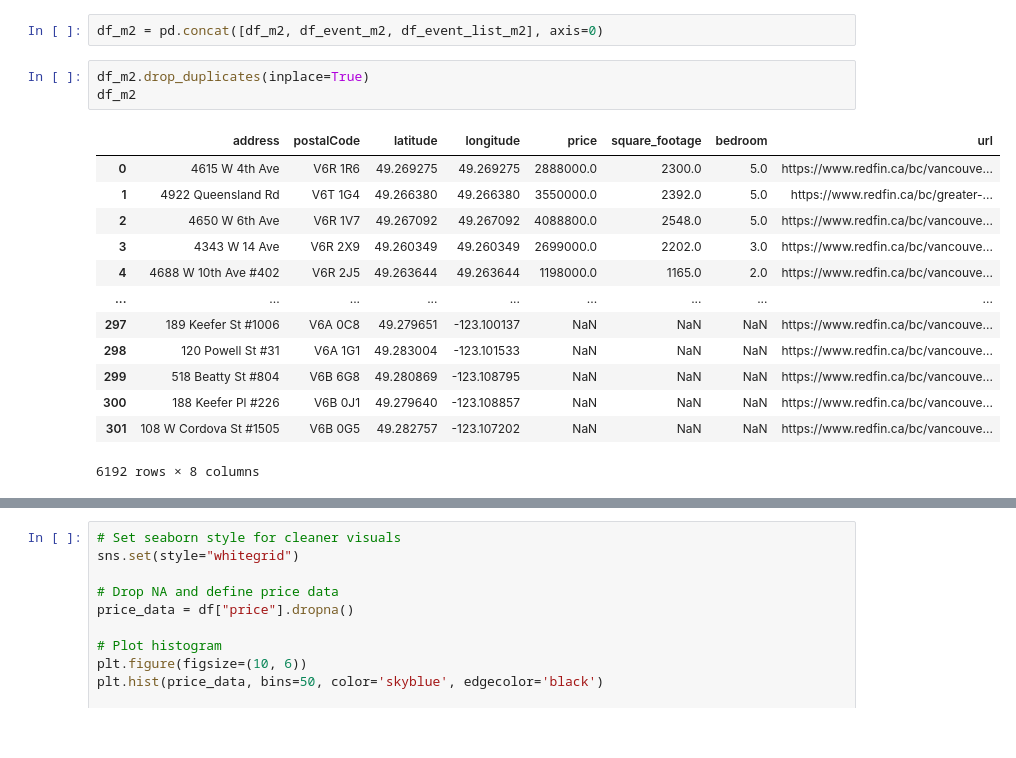
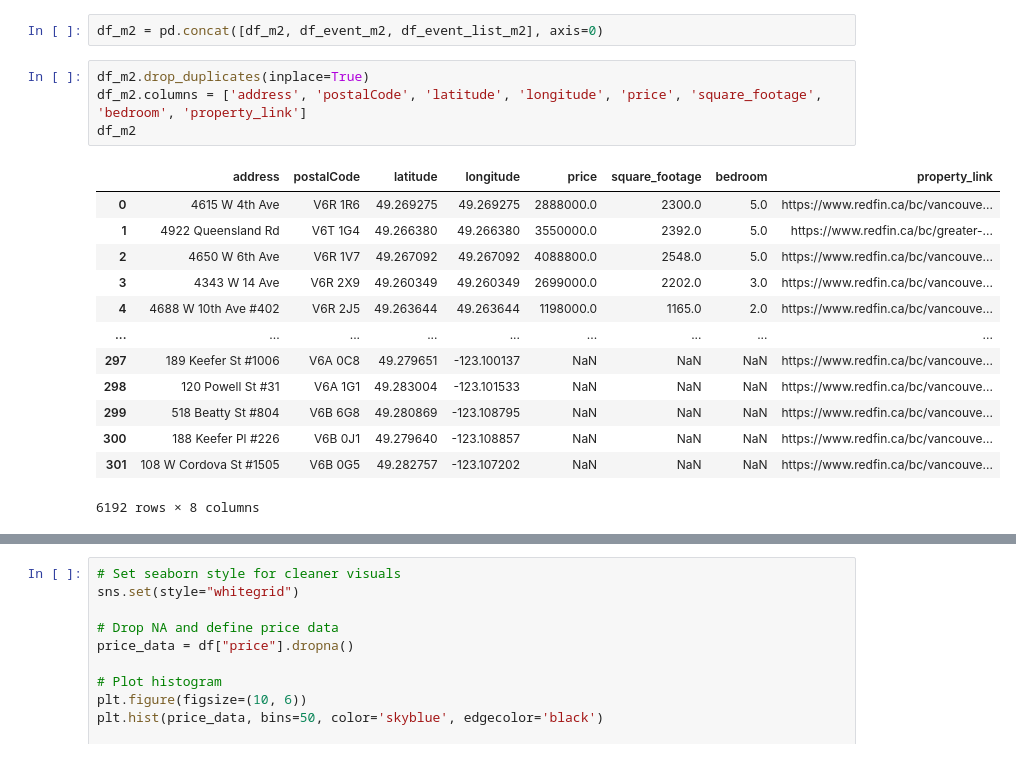
Before and after one commit to chrisgqy/Redfin_RealEstate_ETL, a Jupyter notebook: notebook/transformation.ipynb, the cells around one changed output, grey strips where cells are left out. Cells and saved outputs as stored; diff of their text form.

```diff
--- a/notebook/transformation.ipynb
+++ b/notebook/transformation.ipynb
@@ -74,9 +75,10 @@ columns df_event_list_m2: Index(['address', 'postalCode', 'latitude', 'longitude
 df_m2 = pd.concat([df_m2, df_event_m2, df_event_list_m2], axis=0)
 # %%
 df_m2.drop_duplicates(inplace=True)
+df_m2.columns = ['address',	'postalCode', 'latitude', 'longitude', 'price', 'square_footage', 'bedroom', 'property_link']
 df_m2
 # %% [output]
-|  | address | postalCode | latitude | longitude | price | square_footage | bedroom | url |
+|  | address | postalCode | latitude | longitude | price | square_footage | bedroom | property_link |
 | 0 | 4615 W 4th Ave | V6R 1R6 | 49.269275 | 49.269275 | 2888000.0 | 2300.0 | 5.0 | https://www.redfin.ca/bc/vancouve... |
 | 1 | 4922 Queensland Rd | V6T 1G4 | 49.266380 | 49.266380 | 3550000.0 | 2392.0 | 5.0 | https://www.redfin.ca/bc/greater-... |
 | 2 | 4650 W 6th Ave | V6R 1V7 | 49.267092 | 49.267092 | 4088800.0 | 2548.0 | 5.0 | https://www.redfin.ca/bc/vancouve... |
```
Also changed, not shown: parts of 11 cells of this notebook, 1 other file.
